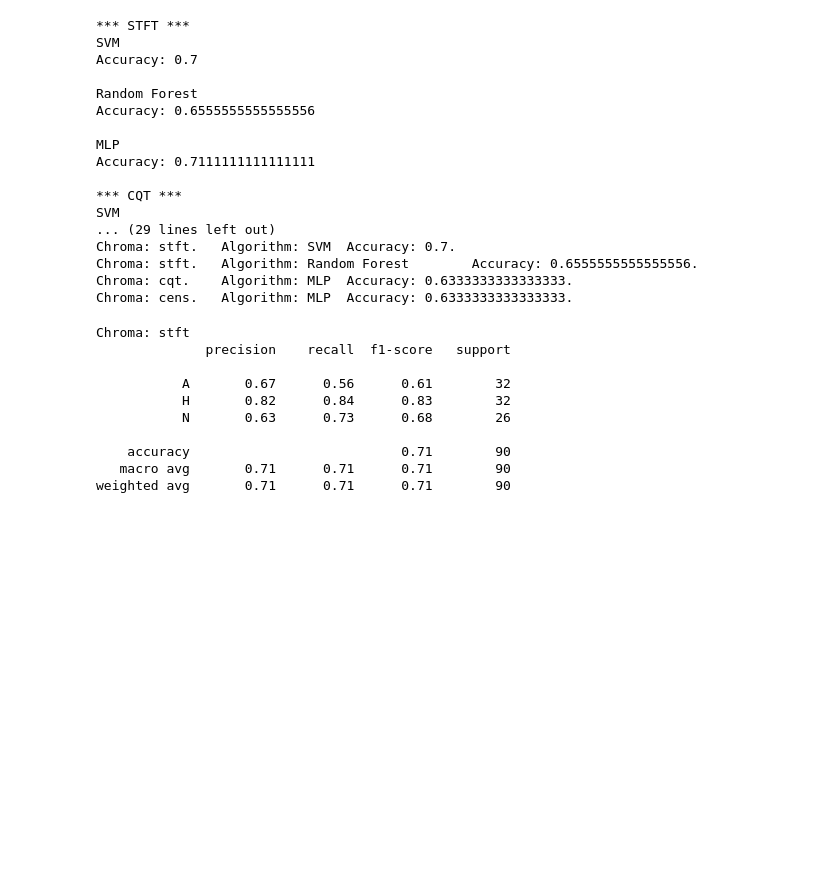
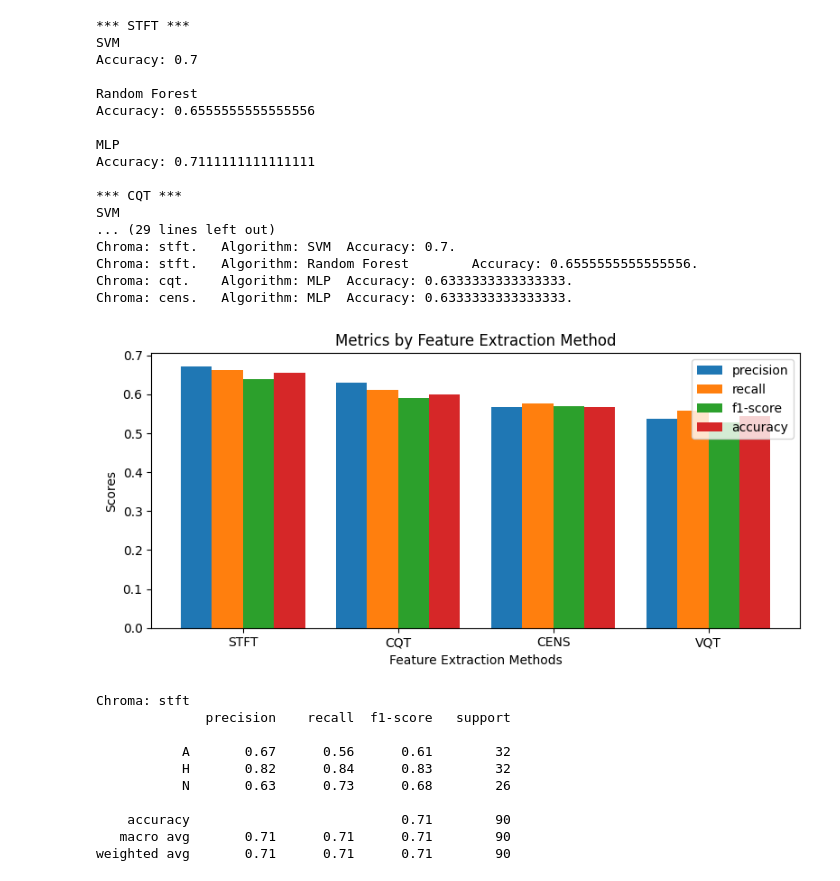
Before and after one commit to Glitterfrost/Acustic-Signals-Project, a Jupyter notebook: chroma_features_sentences.ipynb, the cells around one changed output. Drawn from its saved outputs; the diff is of its cells as text; code cells hidden in the pictures; blank space fills up the shorter version.

```diff
--- a/chroma_features_sentences.ipynb
+++ b/chroma_features_sentences.ipynb
@@ -350,6 +409,10 @@ Chroma: stft.   Algorithm: SVM  Accuracy: 0.7.
 Chroma: stft.   Algorithm: Random Forest        Accuracy: 0.6555555555555556.
 Chroma: cqt.    Algorithm: MLP  Accuracy: 0.6333333333333333.
 Chroma: cens.   Algorithm: MLP  Accuracy: 0.6333333333333333.
+# %%
+plot_comparison(accuracies)
+# %% [output]
+[figure, added]
 # %%
 plot_best_results(accuracies, 3)
 # %% [output]
```
Also changed, not shown: parts of 4 cells of this notebook, 1 other file.
